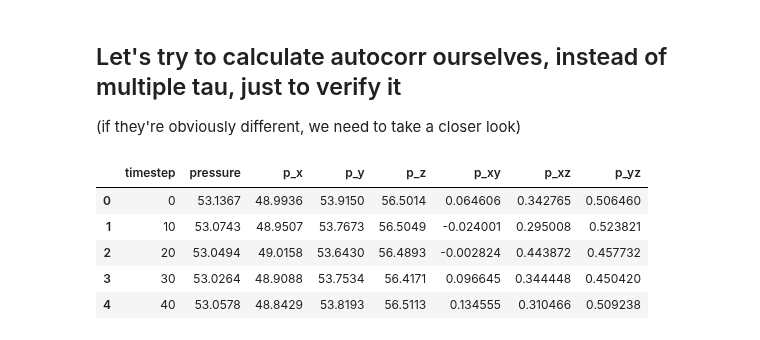
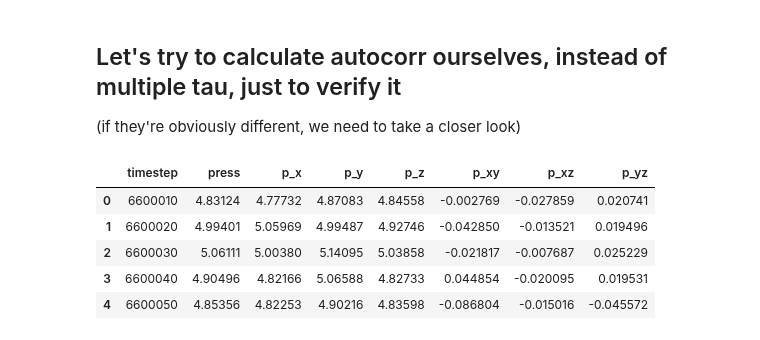
Before and after one commit to anotherbeaver/amine_polymers, a Jupyter notebook: storage_loss_moduli_polymer.ipynb, the cells around one changed output. Cells and saved outputs as stored; diff of their text form; code cells hidden in the pictures.

```diff
--- a/storage_loss_moduli_polymer.ipynb
+++ b/storage_loss_moduli_polymer.ipynb
@@ -412,21 +415,22 @@ plt.show()
 # %%
 import numpy as np
 import pandas as pd
 import matplotlib.pyplot as plt
 import scipy.signal
 
-data = pd.read_csv("data/polymer_press_long.dat", delimiter=' ', skiprows=2, index_col=False, names=['timestep', 'pressure', 'p_x', 'p_y', 'p_z', 'p_xy', 'p_xz', 'p_yz'])
+data = pd.read_csv("data/pressure/prodpress_chainlength_30_gaussA_50_r0_0.45_gaussB_13.8504255125_langevin.dat", delimiter=' ', skiprows=3, index_col=False, names=['timestep', 'press', 'p_x', 'p_y', 'p_z', 'p_xy', 'p_xz', 'p_yz'])
 display(data.head())
 
-data['time'] = data['timestep'] * 0.005
+data['time'] = (data['timestep'] - data['timestep'][0]) * 0.005
 
 data['p_x-y'] = data['p_x'] - data['p_y']
 data['p_x-z'] = data['p_x'] - data['p_z']
 data['p_y-z'] = data['p_y'] - data['p_z']
+display(data[-10:])
 # %% [output]
-|  | timestep | pressure | p_x | p_y | p_z | p_xy | p_xz | p_yz |
-| 0 | 0 | 53.1367 | 48.9936 | 53.9150 | 56.5014 | 0.064606 | 0.342765 | 0.506460 |
-| 1 | 10 | 53.0743 | 48.9507 | 53.7673 | 56.5049 | -0.024001 | 0.295008 | 0.523821 |
-| 2 | 20 | 53.0494 | 49.0158 | 53.6430 | 56.4893 | -0.002824 | 0.443872 | 0.457732 |
-| 3 | 30 | 53.0264 | 48.9088 | 53.7534 | 56.4171 | 0.096645 | 0.344448 | 0.450420 |
-| 4 | 40 | 53.0578 | 48.8429 | 53.8193 | 56.5113 | 0.134555 | 0.310466 | 0.509238 |
+|  | timestep | press | p_x | p_y | p_z | p_xy | p_xz | p_yz |
+| 0 | 6600010 | 4.83124 | 4.77732 | 4.87083 | 4.84558 | -0.002769 | -0.027859 | 0.020741 |
+| 1 | 6600020 | 4.99401 | 5.05969 | 4.99487 | 4.92746 | -0.042850 | -0.013521 | 0.019496 |
+| 2 | 6600030 | 5.06111 | 5.00380 | 5.14095 | 5.03858 | -0.021817 | -0.007687 | 0.025229 |
+| 3 | 6600040 | 4.90496 | 4.82166 | 5.06588 | 4.82733 | 0.044854 | -0.020095 | 0.019531 |
+| 4 | 6600050 | 4.85356 | 4.82253 | 4.90216 | 4.83598 | -0.086804 | -0.015016 | -0.045572 |
```
Also changed, not shown: parts of 20 cells of this notebook, 7 other files.
